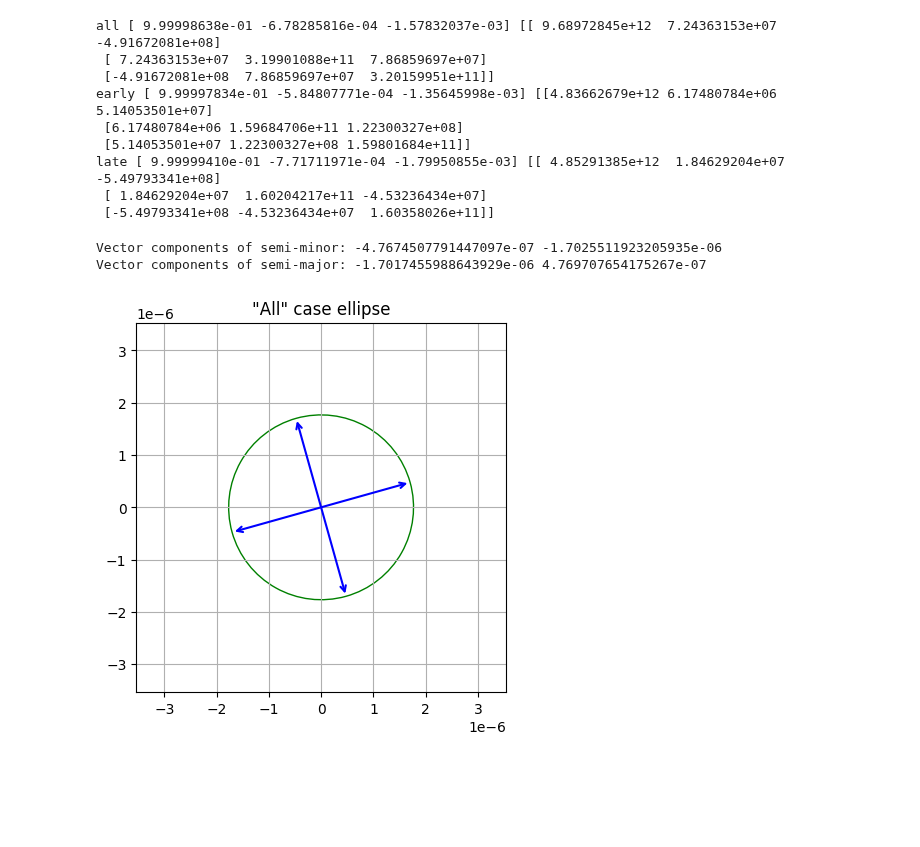
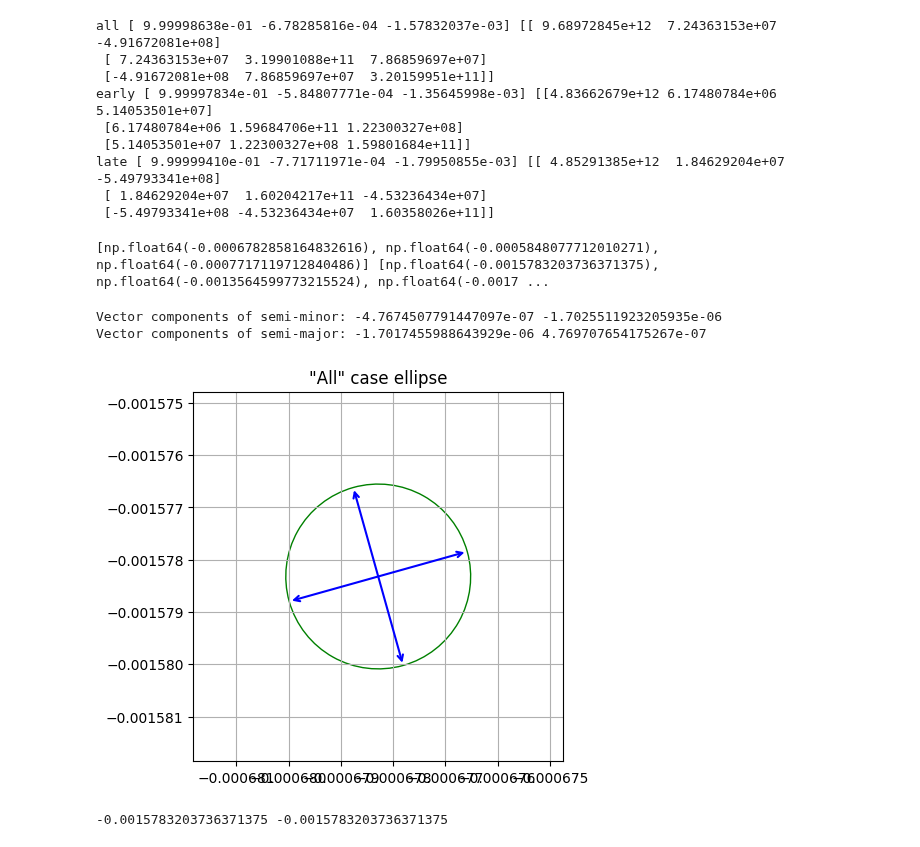
Before and after one commit to Hoggnation/cataloging_coherent_oscillators, a Jupyter notebook: coherence_test.ipynb, the cells around one changed output. Cells and saved outputs as stored; diff of their text form; code cells hidden in the pictures; blank space fills up the shorter version.

```diff
--- a/coherence_test.ipynb
+++ b/coherence_test.ipynb
@@ -293,7 +294,7 @@ def check_coherence(ts, ys, weights, om):
     """
     assumes a lot of things about the data
     """
-    axes = []
+    axes, As,Bs = [],[], []
     cases = [(np.ones_like(ts).astype(bool), "all"),
              (ts < np.median(ts), "early"),
              (ts > np.median(ts), "late")]
@@ -301,15 +302,21 @@ def check_coherence(ts, ys, weights, om):
         A = integral_design_matrix(ts[I], om, lc_exptime)
         pars, invar = weighted_least_squares(A, ys[I], weights[I])
         a,b = pars[1], pars[2]
+        As.append(a)
+        Bs.append(b)
         covariance = np.linalg.inv(invar)
         covariance2 = covariance[1:, 1:]
         eigvals, eigvecs = np.linalg.eigh(covariance2)
         axis1 = np.sqrt(eigvals)*eigvecs[:, 0] #minor?
         axis2 = np.sqrt(eigvals)*eigvecs[:, 1] #major?
         axes.append((axis1, axis2))
-    return axes[0], axes[1], axes[2]
+
+    return axes[0], axes[1], axes[2], As, Bs
 # %%
-all, early, late = check_coherence(t_fit, flux_fit, weight_fit, 2. * np.pi * nu)
+all, early, late, As, Bs = check_coherence(t_fit, flux_fit, weight_fit, 2. * np.pi * nu)
+print(As,Bs)
+# %% [output]
+[np.float64(-0.0006782858164832616), np.float64(-0.0005848077712010271), np.float64(-0.0007717119712840486)] [np.float64(-0.0015783203736371375), np.float64(-0.0013564599773215524), np.float64(-0.0017 ...
 # %%
 #ellipse for all data points
 fig, ax = plt.subplots()
@@ -317,39 +324,41 @@ fig, ax = plt.subplots()
 width_all, height_all = 2*np.linalg.norm(all[0]), 2*np.linalg.norm(all[1])
 vec = all[0]
 angle_all = np.degrees(np.arctan2(vec[0], vec[1]))
-center = (0,0)
+center = (As[0],Bs[0])
 r = np.radians(angle_all)
 
 ellipse_all = Ellipse(center, width_all, height_all, angle = angle_all, facecolor = 'none', edgecolor = 'green')
 ax.add_patch(ellipse_all)
 
 ax1_points = [
     (center[0] + width_all/2 * cos(r), center[1] + width_all/2 * sin(r)),
     (center[0] - width_all/2 * cos(r), center[1] - width_all/2 * sin(r))
 ]
 
 ax2_points = [
     (center[0] + height_all/2 * cos(r + radians(90)), center[1] + height_all/2 * sin(r + radians(90))),
     (center[0] + height_all/2 * cos(r + radians(270)), center[1] + height_all/2 * sin(r + radians(270)))
 ]
 
 arrowprops = dict(arrowstyle="<->", color="blue", linewidth=1.5)
 ax.annotate("", xy=ax1_points[0], xytext=ax1_points[1], arrowprops=arrowprops)
 ax.annotate("", xy=ax2_points[0], xytext=ax2_points[1], arrowprops=arrowprops)
 print("Vector components of semi-minor:", all[0][0], all[0][1])
 print("Vector components of semi-major:", all[1][0], all[1][1])
 ax.set_xlim(center[0] - width_all, center[0] + width_all)
 ax.set_ylim(center[1] - height_all, center[1] + height_all)
 ax.set_aspect('equal')
 ax.grid(True)
 
 ax.set_title('"All" case ellipse')
 
 plt.show()
+print(center[1], Bs[0])
 # %% [output]
 Vector components of semi-minor: -4.7674507791447097e-07 -1.7025511923205935e-06
 Vector components of semi-major: -1.7017455988643929e-06 4.769707654175267e-07
-[figure, old version]
+[figure, new version]
+-0.0015783203736371375 -0.0015783203736371375
 # %%
 #ellipse for early data points
 fig, ax = plt.subplots()
```
Also changed, not shown: parts of 6 cells of this notebook.
